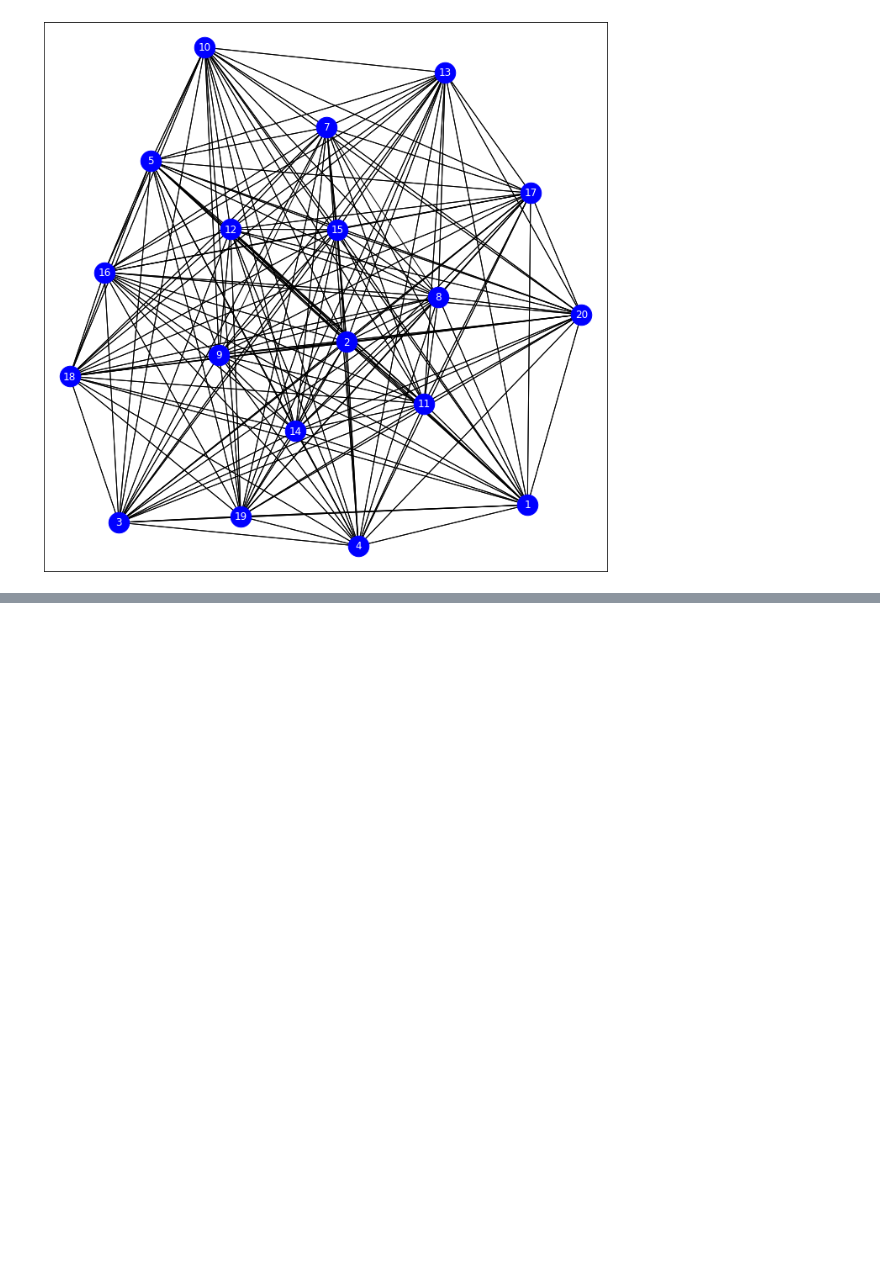
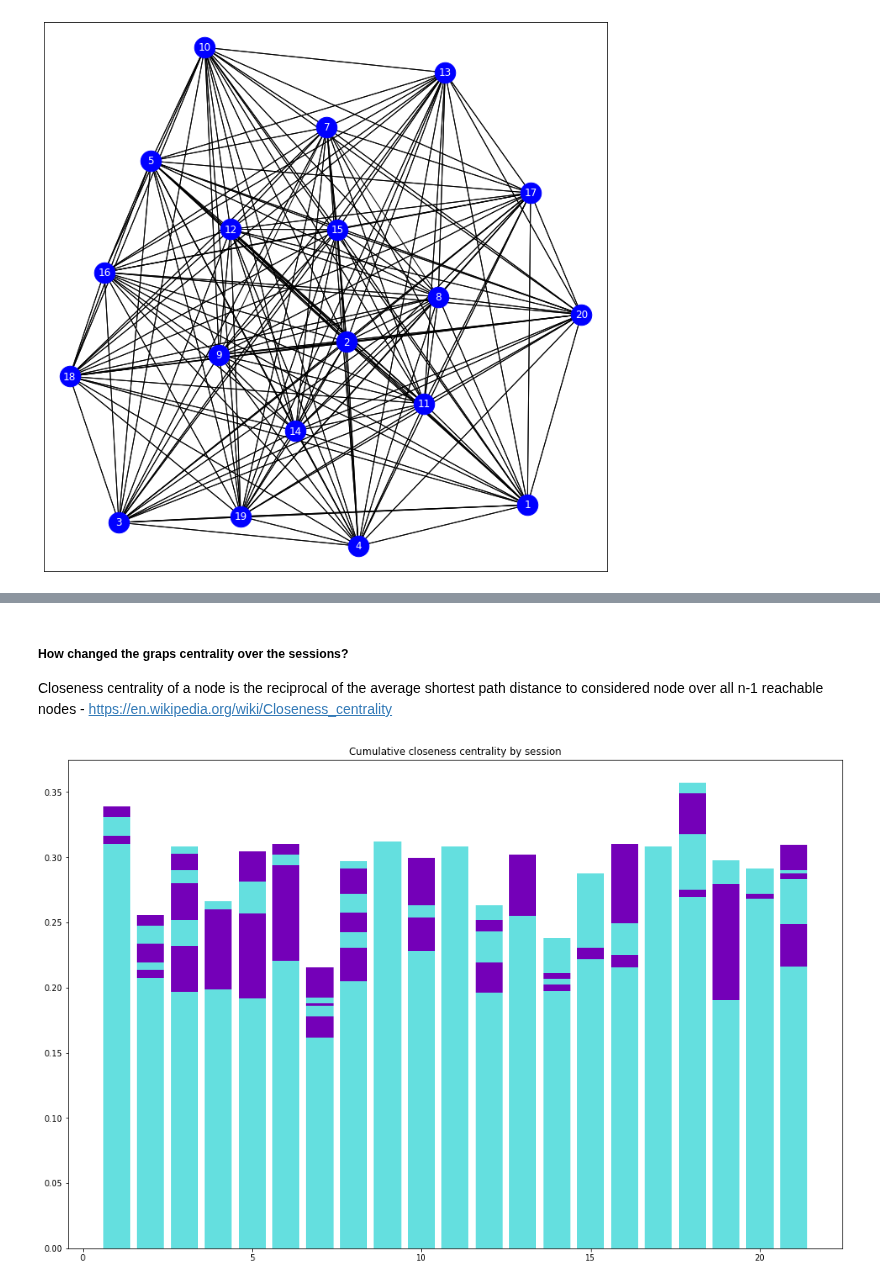
Before and after one commit to marcindahlen/Antarctica_research_2020, a Jupyter notebook: notebook.ipynb, the cells around one changed output, grey strips where cells are left out. Saved outputs shown, nothing was run; the diff lists cells and outputs as text; code cells hidden in the pictures; blank space fills up the shorter version.

Commit message:
Cumulative closeness centrality by session

```diff
--- a/notebook.ipynb
+++ b/notebook.ipynb
@@ -319 +324,24 @@ Example labeled graph from session 3
+# %% [markdown]
+##### How changed the graps centrality over the sessions?
+Closeness centrality of a node is the reciprocal of the average shortest path distance to considered node over all n-1 reachable nodes - https://en.wikipedia.org/wiki/Closeness_centrality
+# %%
+closeness_centrality_per_session = []
+for session_graph in session_graphs.values():
+    closeness_centrality_per_session.append(networkx.algorithms.centrality.closeness_centrality(session_graph, distance="weight"))
+
+people =  ppl_professions.keys()
+matplotlib.pyplot.figure(figsize=(17, 11))
+colors = ["#7400b8", "#64dfdf", "#7400b8", "#64dfdf", "#7400b8", "#64dfdf", "#7400b8", "#64dfdf",
+         "#7400b8", "#64dfdf", "#7400b8", "#64dfdf", "#7400b8", "#64dfdf", "#7400b8", "#64dfdf"]
+xticks = list(range(16))
+
+for i in range(10, 26):   # values considered from session when everybody was on site
+    values = list(closeness_centrality_per_session[i].values())
+    matplotlib.pyplot.bar(people, values, width=0.8, color=colors[i-10])
+
+matplotlib.pyplot.title("Cumulative closeness centrality by session")
+
+matplotlib.pyplot.show()
+# %% [output]
+[figure, added]
 # %% [markdown]
```
Also changed, not shown: parts of 5 cells of this notebook.
